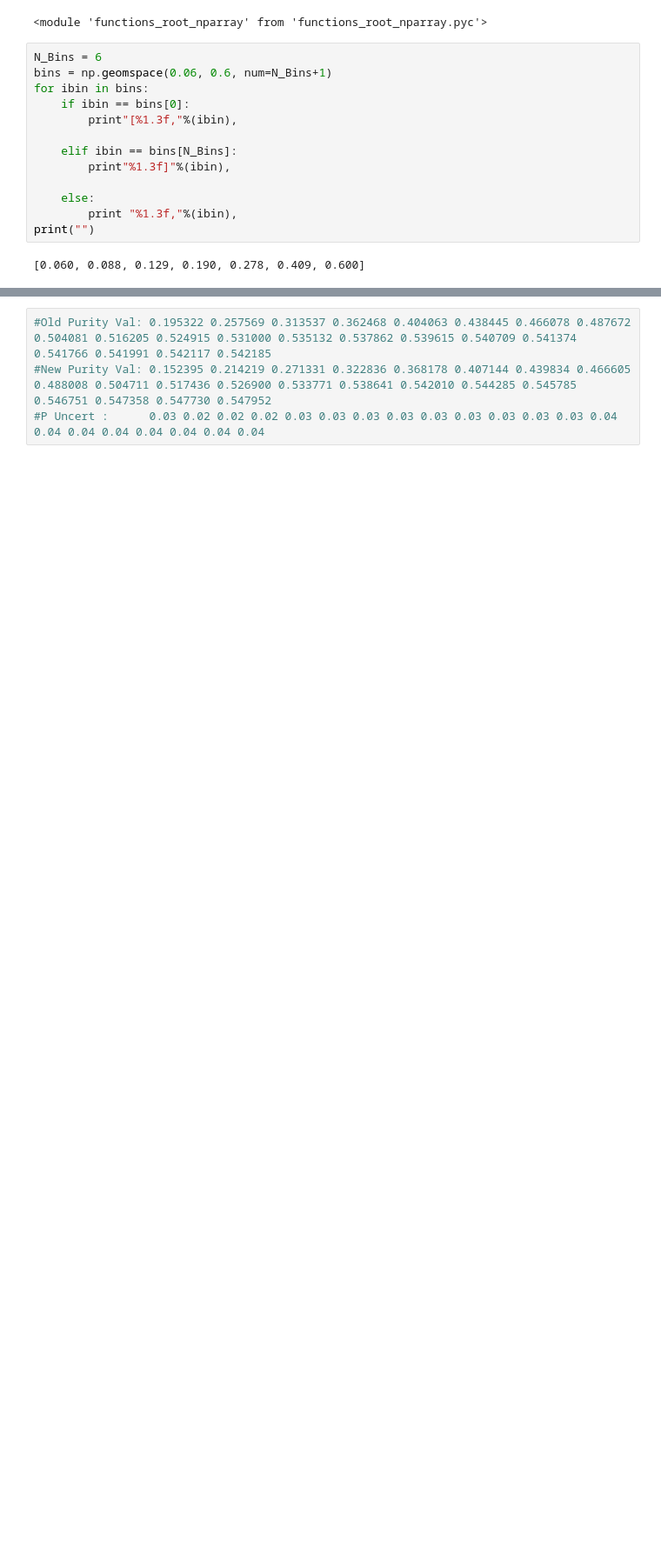
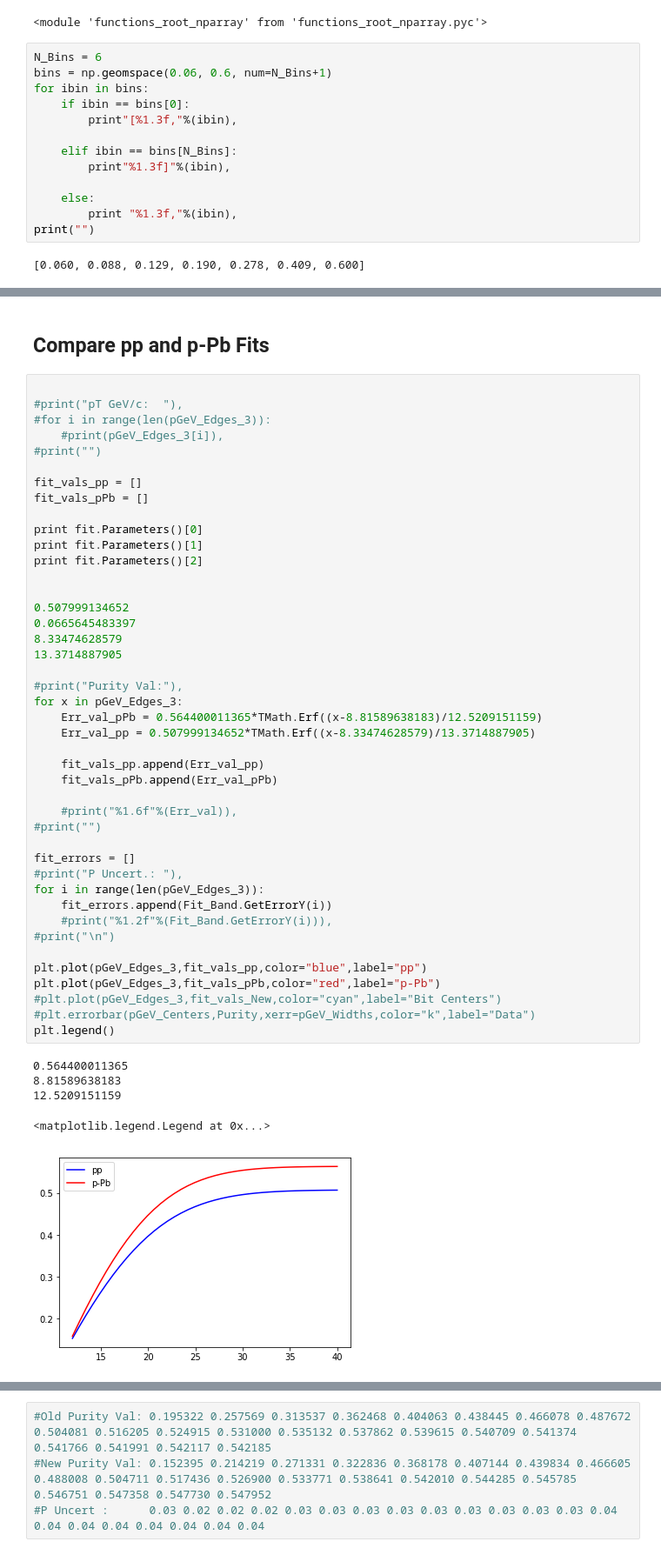
Before and after one commit to ftoralesacosta/GH_Correlations, a Jupyter notebook: Analysis_Notebooks/Projections_Pairs.ipynb, the cells around one changed output, grey strips where cells are left out. Shown at 87% size. Drawn from its saved outputs; the diff is of its cells as text; blank space fills up the shorter version.

```diff
--- a/Analysis_Notebooks/Projections_Pairs.ipynb
+++ b/Analysis_Notebooks/Projections_Pairs.ipynb
@@ -183,3 +427,54 @@ Info in <TCanvas::Print>: pdf file pics/Err_Function_Purity.pdf has been created
+# %% [markdown]
+## Compare pp and p-Pb Fits
+# %%
+
+#print("pT GeV/c:  "),
+#for i in range(len(pGeV_Edges_3)):
+    #print(pGeV_Edges_3[i]),
+#print("")
+
+fit_vals_pp = []
+fit_vals_pPb = []
+
+print fit.Parameters()[0]
+print fit.Parameters()[1]
+print fit.Parameters()[2]
+
+
+0.507999134652
+0.0665645483397
+8.33474628579
+13.3714887905
+
+#print("Purity Val:"),
+for x in pGeV_Edges_3:
+    Err_val_pPb = 0.564400011365*TMath.Erf((x-8.81589638183)/12.5209151159)
+    Err_val_pp = 0.507999134652*TMath.Erf((x-8.33474628579)/13.3714887905)
+
+    fit_vals_pp.append(Err_val_pp)
+    fit_vals_pPb.append(Err_val_pPb)
+
+    #print("%1.6f"%(Err_val)),
+#print("")
+
+fit_errors = []
+#print("P Uncert.: "),
+for i in range(len(pGeV_Edges_3)):
+    fit_errors.append(Fit_Band.GetErrorY(i))
+    #print("%1.2f"%(Fit_Band.GetErrorY(i))),
+#print("\n")
+
+plt.plot(pGeV_Edges_3,fit_vals_pp,color="blue",label="pp")
+plt.plot(pGeV_Edges_3,fit_vals_pPb,color="red",label="p-Pb")
+#plt.plot(pGeV_Edges_3,fit_vals_New,color="cyan",label="Bit Centers")
+#plt.errorbar(pGeV_Centers,Purity,xerr=pGeV_Widths,color="k",label="Data")
+plt.legend()
+# %% [output]
+0.564400011365
+8.81589638183
+12.5209151159
+<matplotlib.legend.Legend at 0x...>
+[figure, added]
 # %%
 
 #print("pT GeV/c:  "),
```
Also changed, not shown: parts of 11 cells of this notebook, 45 other files.
